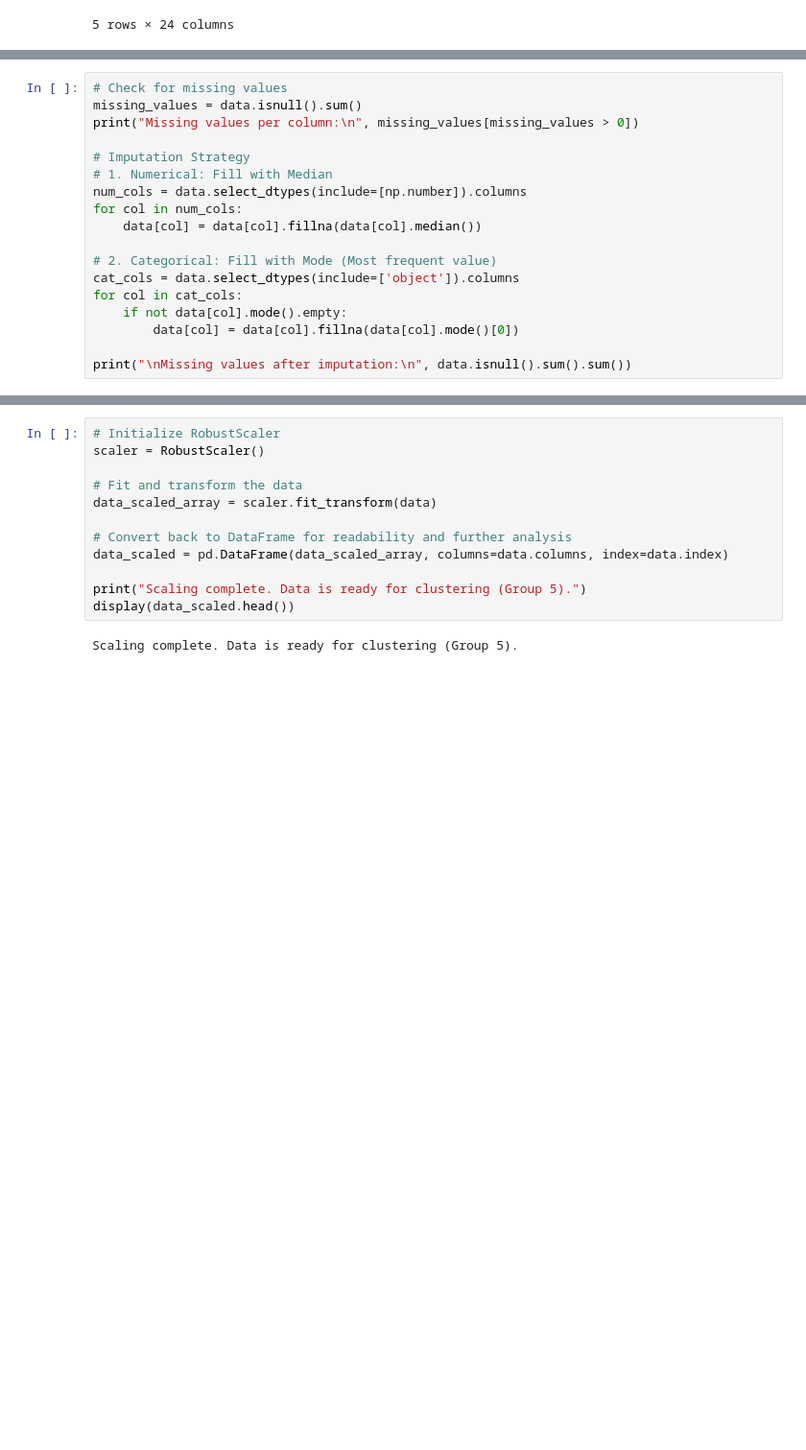
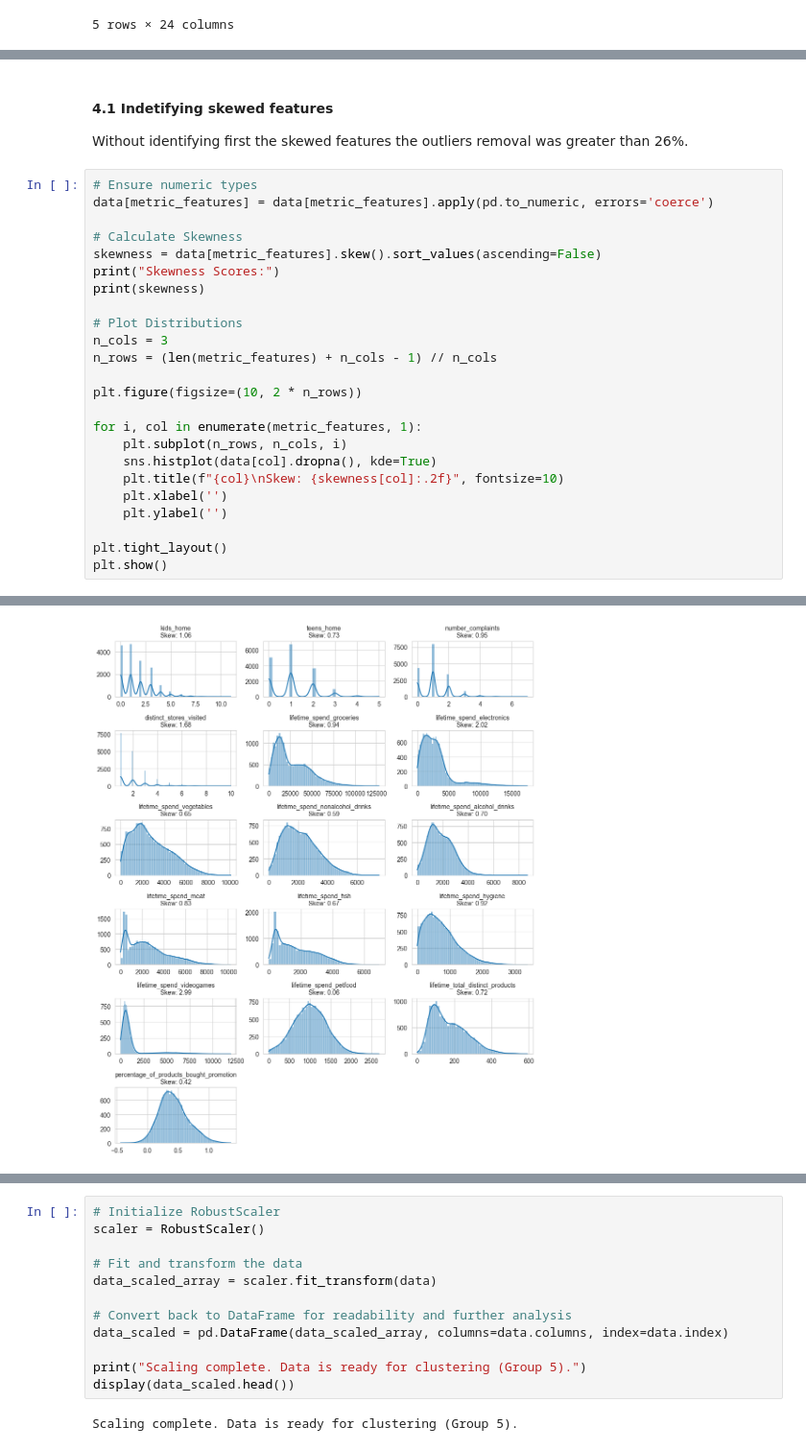
Before and after one commit to MateusAMP2119/CS-Project, a Jupyter notebook: 2_preprocessing_V2.ipynb, the cells around one changed output, grey strips where cells are left out. Shown at 96% size. Drawn from its saved outputs; the diff is of its cells as text; blank space fills up the shorter version.

```diff
--- a/2_preprocessing_V2.ipynb
+++ b/2_preprocessing_V2.ipynb
@@ -55,18 +59,0 @@ Current rows: 16978
-# %%
-# Check for missing values
-missing_values = data.isnull().sum()
-print("Missing values per column:\n", missing_values[missing_values > 0])
-
-# Imputation Strategy
-# 1. Numerical: Fill with Median
-num_cols = data.select_dtypes(include=[np.number]).columns
-for col in num_cols:
-    data[col] = data[col].fillna(data[col].median())
-
-# 2. Categorical: Fill with Mode (Most frequent value)
-cat_cols = data.select_dtypes(include=['object']).columns
-for col in cat_cols:
-    if not data[col].mode().empty:
-        data[col] = data[col].fillna(data[col].mode()[0])
-
-print("\nMissing values after imputation:\n", data.isnull().sum().sum())
@@ -117,0 +170,29 @@ plt.show()
+# %% [markdown]
+#### 4.1 Indetifying skewed features
+
+Without identifying first the skewed features the outliers removal was greater than 26%.
+# %%
+# Ensure numeric types
+data[metric_features] = data[metric_features].apply(pd.to_numeric, errors='coerce')
+
+# Calculate Skewness
+skewness = data[metric_features].skew().sort_values(ascending=False)
+print("Skewness Scores:")
+print(skewness)
+
+# Plot Distributions
+n_cols = 3
+n_rows = (len(metric_features) + n_cols - 1) // n_cols
+
+plt.figure(figsize=(10, 2 * n_rows))
+
+for i, col in enumerate(metric_features, 1):
+    plt.subplot(n_rows, n_cols, i)
+    sns.histplot(data[col].dropna(), kde=True)
+    plt.title(f"{col}\nSkew: {skewness[col]:.2f}", fontsize=10)
+    plt.xlabel('')
+    plt.ylabel('')
+
+plt.tight_layout()
+plt.show()
+# %% [output]
@@ -117,0 +217 @@ plt.show()
+[figure, added]
```
Also changed, not shown: parts of 25 cells of this notebook, 1 other file.
